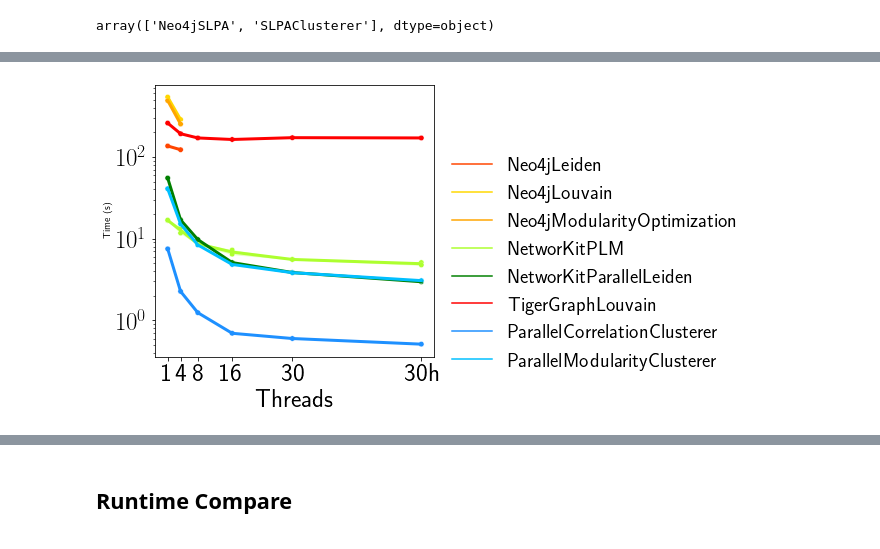
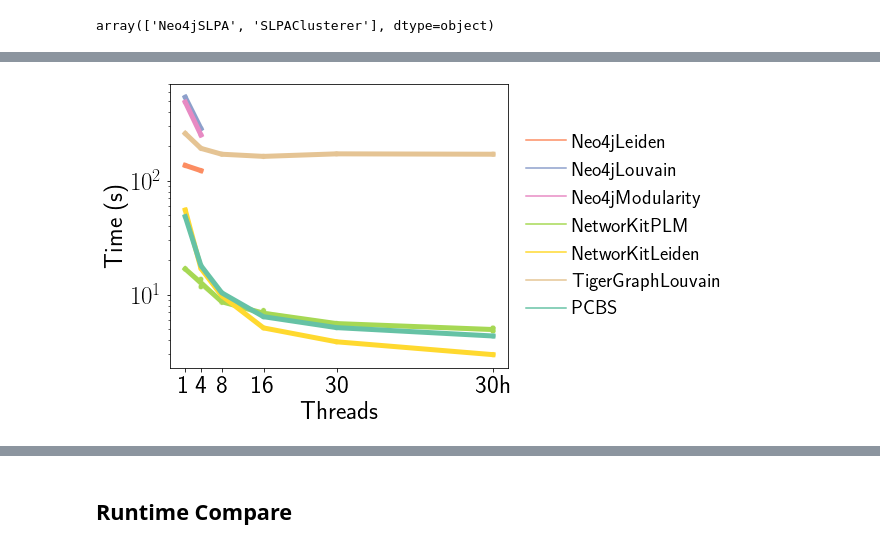
Before and after one commit to ParAlg/ParClusterers, a Jupyter notebook: plotting/Plot_running_time-final.ipynb, the cells around one changed output, grey strips where cells are left out. Drawn from its saved outputs; the diff is of its cells as text; code cells hidden in the pictures.

```diff
--- a/plotting/Plot_running_time-final.ipynb
+++ b/plotting/Plot_running_time-final.ipynb
@@ -163,26 +252,79 @@ plt.savefig("../results/runtime_lp.pdf")
 # %%
+df = pd.read_csv("/Users/sy/Desktop/MIT/clusterer/csv/Graph Clustering Framework  - scalability_label.csv")
+df = df[~df["Clusterer Name"].isin(["SLPAClusterer"])] # SPLAClusterer is using wrong config
+df2 = pd.read_csv("/Users/sy/Desktop/MIT/clusterer/csv/Graph Clustering Framework  - scalability_all.csv")
+df = pd.concat([df, df2])
+df = df[df["Round"] != 0] # remove first round
+df = df.dropna(how='all')
+df['Config'].fillna('none', inplace=True)
+fontsize=25
+# Average over rounds
+df = df.groupby(['Clusterer Name', 'Input Graph', 'Threads', 'Config'])['Cluster Time'].mean().reset_index()
+
+
+df_ours = pd.read_csv("/Users/sy/Desktop/MIT/clusterer/csv/scalability_ours.csv")
+df_ours = df_ours[df_ours["Round"]!=0][['Clusterer Name', 'Input Graph', 'Config', "Threads", "Cluster Time"]]
+df_ours = df_ours.groupby(['Clusterer Name', 'Input Graph', "Threads", 'Config']).mean().reset_index()
+
+df_other_ours = df_ours[~df_ours["Clusterer Name"].isin(["ParallelModularityClusterer",
+                                                         "ParallelCorrelationClusterer"])]
+
 
 df_modularity = df[df["Clusterer Name"].isin(['Neo4jLeiden', 'Neo4jLouvain', 'Neo4jModularityOptimization',
                                               'NetworKitPLM', 'NetworKitParallelLeiden', 'TigerGraphLouvain'])]
 
 
-df_modularity_ours = df_ours[df_ours["Clusterer Name"].isin(["ParallelModularityClusterer", "ParallelCorrelationClusterer"])]
-df_modularity = pd.concat([df_modularity, df_modularity_ours])
+df_modularity_ours = df_ours[df_ours["Clusterer Name"].isin(["ParallelModularityClusterer", ])]
+#                                                              "ParallelCorrelationClusterer"])]
+df = pd.concat([df_modularity, df_modularity_ours])
 
-fig, ax = plt.subplots(1, 1, constrained_layout=False, figsize =(5,5))#, gridspec_kw=gs_kw)
-color_dict = {
-    'Neo4jLeiden': '#FF4500',  # Orange Red
-    'Neo4jLouvain': '#FFD700',  # Gold
-    'Neo4jModularityOptimization': '#FFA500',  # Orange
-    'NetworKitPLM': '#ADFF2F',  # Greenyellow
-    'NetworKitParallelLeiden': "green",  # Chartreuse
-    'TigerGraphLouvain':  'red',
-    'ParallelCorrelationClusterer': '#1E90FF',  # Dodgerblue
-    'ParallelModularityClusterer': '#00BFFF'  # Deepskyblue
-}
+fig, ax = plt.subplots(1, 1, constrained_layout=False, figsize =(9,5))#, gridspec_kw=gs_kw)
 
-plot_data(df_modularity, ax, color_dict )
+colors = sns.color_palette("Set2")
+algorithm_names = [
+    our_name,
+#     'Neo4jLD',
+#     'Neo4jLV',
+#     'Neo4jMO',
+#     'NetworKitLV',
+#     'NetworKitLD',
+#     'TigerGraphLV',
+    'Neo4jLeiden',
+    'Neo4jLouvain',
+    'Neo4jModularity',
+    'NetworKitPLM',
+    'NetworKitLeiden',
+    'TigerGraphLouvain',
+    'ParCorr',
+
+]
+
+# Initialize an empty color dictionary
+color_dict = {}
+
+# Iterate over algorithm names and assign colors from the "Set2" palette
+for i, name in enumerate(algorithm_names):
+    color_dict[name] = colors[i]
+
+df["Clusterer Name"] = df["Clusterer Name"].str.replace("ParallelModularityClusterer", our_name)
+df["Clusterer Name"] = df["Clusterer Name"].str.replace("ParallelCorrelationClusterer", "ParCorr")
+df["Clusterer Name"] = df["Clusterer Name"].str.replace("ModularityOptimization", "Modularity")
+df["Clusterer Name"] = df["Clusterer Name"].str.replace("Parallel", "")
+# df["Clusterer Name"] = df["Clusterer Name"].str.replace("PLM", "Louvain")
+# df["Clusterer Name"] = df["Clusterer Name"].str.replace("Louvain", "LV")
+# df["Clusterer Name"] = df["Clusterer Name"].str.replace("Leiden", "LD")
+
+# plot_data(df, ax, color_dict)
+sns.lineplot(data=df, x="Threads", y="Cluster Time", hue="Clusterer Name", linewidth=5, palette=color_dict, ax=ax)
+sns.scatterplot(data=df, x="Threads", y="Cluster Time", hue="Clusterer Name", s=30, palette=color_dict, ax=ax, legend=False)
 common_ax_style(ax)
 # ax.set_title("Other", fontsize=fontsize)
-ax.set_ylabel("Time (s)")
+ax.set_ylabel("Time (s)",  fontsize=fontsize)
+plt.legend(#loc='upper center', ncol=3, bbox_to_anchor=(0.5, 1.5),
+            loc='center left', ncol=1, bbox_to_anchor=(1, 0.5),
+               frameon=False, fontsize=fontsize-5,  handletextpad=0.3,
+               columnspacing=0.6)
+plt.tight_layout()
+
+plt.savefig("../results/runtime_md.pdf")
 # %% [output]
@@ -190 +331 @@ Text(0, 0.5, 'Time (s)')
-[figure, old version]
+[figure, new version]
```
Also changed, not shown: parts of 18 cells of this notebook, 8 other files.
